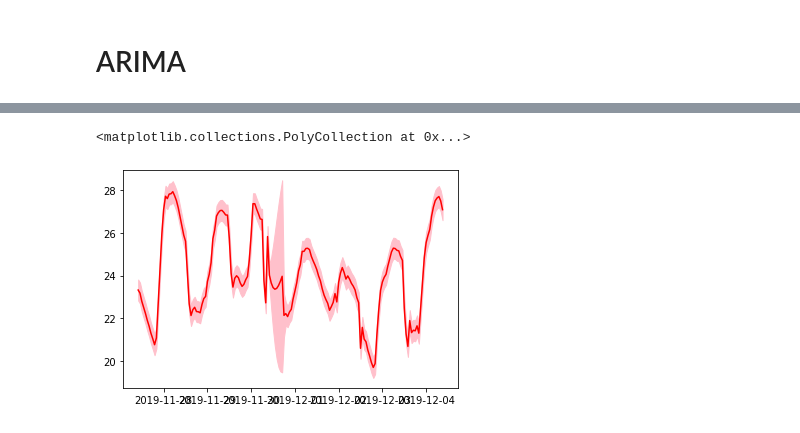
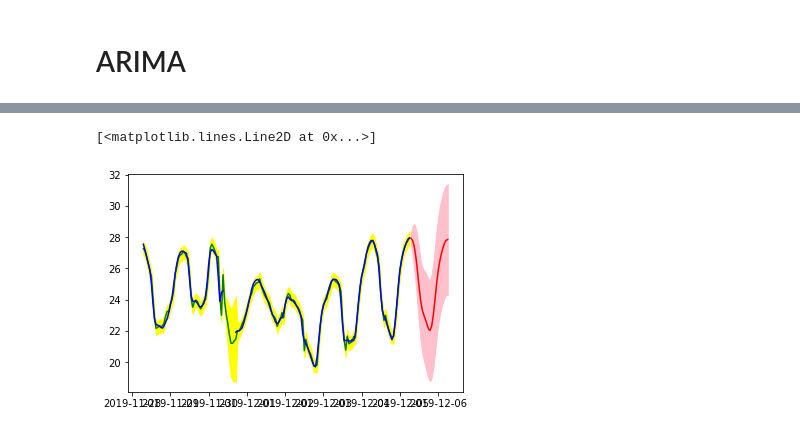
Before and after one commit to neozenith/temperature-timeseries, a Jupyter notebook: analysis.ipynb, the cells around one changed output, grey strips where cells are left out. Drawn from its saved outputs; the diff is of its cells as text; code cells hidden in the pictures.

```diff
--- a/analysis.ipynb
+++ b/analysis.ipynb
@@ -280,5 +280,5 @@ DatetimeIndex(['2019-09-22 07:00:00+00:00', '2019-09-22 08:00:00+00:00',
 # %%
-model = SARIMAX(df_temp['value'], order=(2,1,2))
+model = SARIMAX(df_temp['value'], order=(36,1,2))
 results = model.fit()
 # %%
 results.summary()
@@ -304,28 +314,55 @@ Statespace Model Results
 Warnings:
 [1] Covariance matrix calculated using the outer product of gradients (complex-step).
 # %%
-forecast = results.get_prediction(start=-168, dynamic=False)
-# forecast = results.get_forecast(steps=24)
-mean_forecast = forecast.predicted_mean
-confidence_intervals = forecast.conf_int()
+actual = df_temp[-168:]
+
+prediction = results.get_prediction(start=-168, dynamic=False)
+prediction_mean = prediction.predicted_mean
+prediction_ci = prediction.conf_int()
+
+forecast = results.get_forecast(steps=24)
+forecast_mean = forecast.predicted_mean
+forecast_ci = forecast.conf_int()
 
 plt.figure()
 
+
+
 plt.plot(
-    mean_forecast.index,
-    mean_forecast.values,
+    prediction_mean.index,
+    prediction_mean.values,
+    color='green',
+    label='prediction'
+)
+plt.fill_between(
+    prediction_ci.index,
+    prediction_ci['lower value'],
+    prediction_ci['upper value'],
+    color='yellow'
+)
+
+plt.plot(
+    forecast_mean.index,
+    forecast_mean.values,
     color='red',
     label='forecast'
 )
 plt.fill_between(
-    confidence_intervals.index,
-    confidence_intervals['lower value'],
-    confidence_intervals['upper value'],
+    forecast_ci.index,
+    forecast_ci['lower value'],
+    forecast_ci['upper value'],
     color='pink'
 )
+
+plt.plot(
+    actual.index,
+    actual['value'],
+    color='blue',
+    label='actual'
+)
 # %% [output]
-<matplotlib.collections.PolyCollection at 0x...>
+[<matplotlib.lines.Line2D at 0x...>]
-[figure, old version]
+[figure, new version]
 # %%
 df_temp[-168:].plot()
 # %% [output]
```
Also changed, not shown: parts of 10 cells of this notebook, 1 other file.
